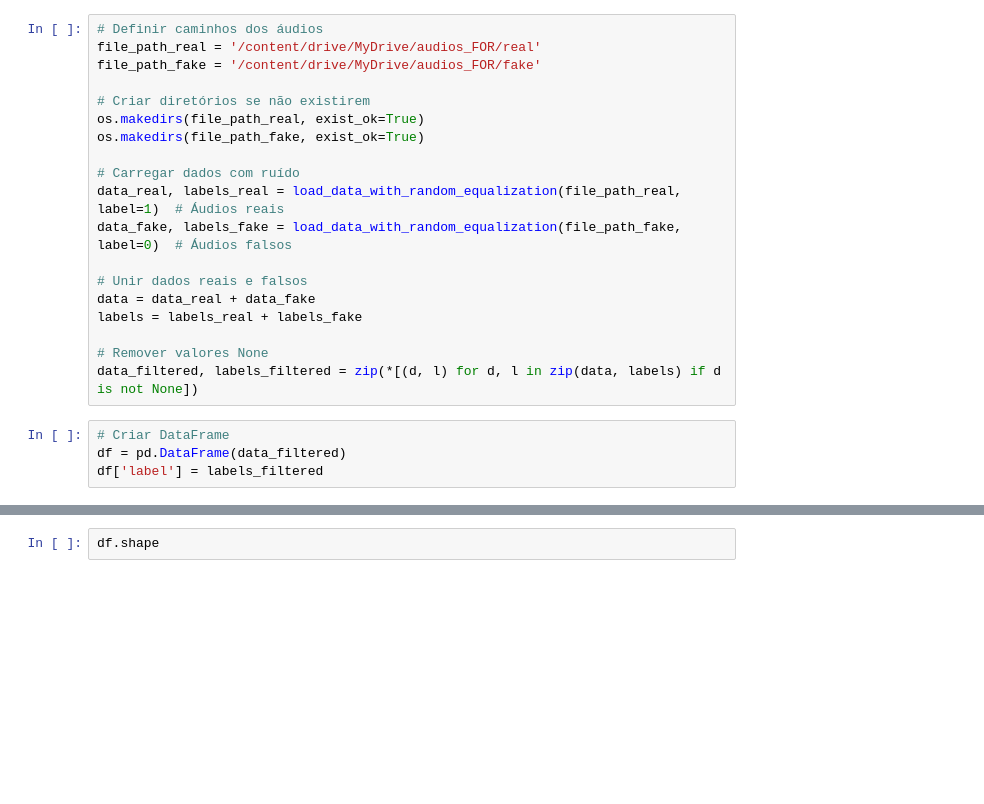
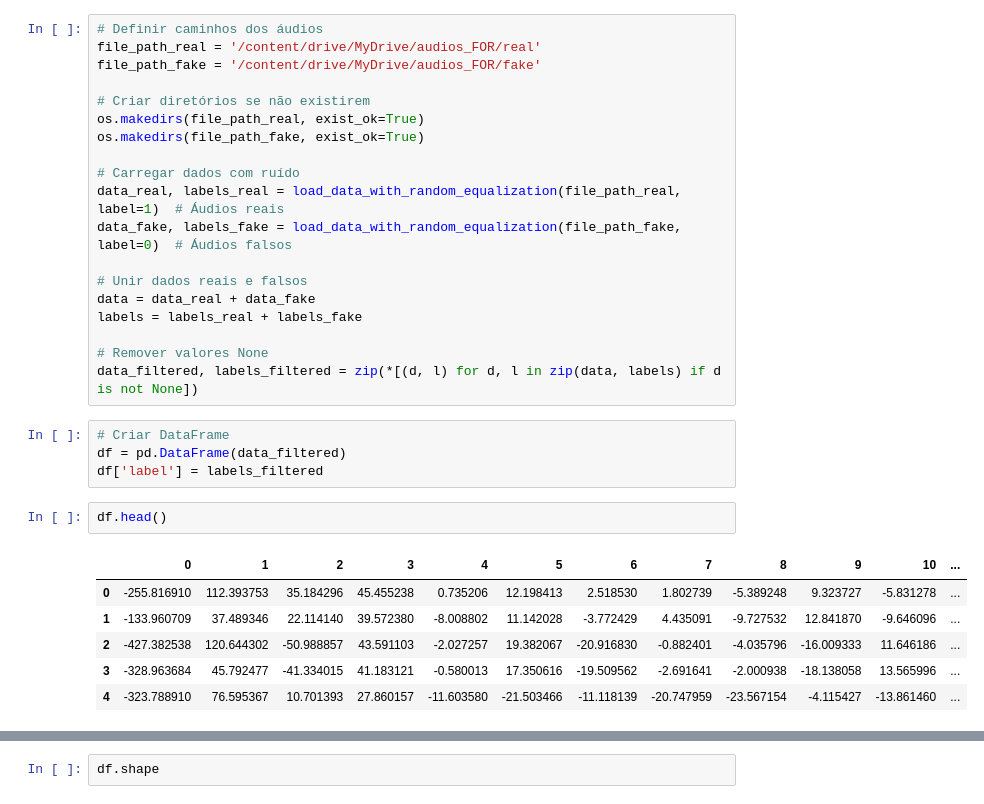
Before and after one commit to vitormunnizz/audio_for, a Jupyter notebook: Random_Equalization.ipynb, the cells around one changed output, grey strips where cells are left out. Drawn from its saved outputs; the diff is of its cells as text; blank space fills up the shorter version.

```diff
--- a/Random_Equalization.ipynb
+++ b/Random_Equalization.ipynb
@@ -95,3 +98,12 @@ data_filtered, labels_filtered = zip(*[(d, l) for d, l in zip(data, labels) if d
 # Criar DataFrame
 df = pd.DataFrame(data_filtered)
 df['label'] = labels_filtered
+# %%
+df.head()
+# %% [output]
+|  | 0 | 1 | 2 | 3 | 4 | 5 | 6 | 7 | 8 | 9 | 10 | ... |
+| 0 | -255.816910 | 112.393753 | 35.184296 | 45.455238 | 0.735206 | 12.198413 | 2.518530 | 1.802739 | -5.389248 | 9.323727 | -5.831278 | ... |
+| 1 | -133.960709 | 37.489346 | 22.114140 | 39.572380 | -8.008802 | 11.142028 | -3.772429 | 4.435091 | -9.727532 | 12.841870 | -9.646096 | ... |
+| 2 | -427.382538 | 120.644302 | -50.988857 | 43.591103 | -2.027257 | 19.382067 | -20.916830 | -0.882401 | -4.035796 | -16.009333 | 11.646186 | ... |
+| 3 | -328.963684 | 45.792477 | -41.334015 | 41.183121 | -0.580013 | 17.350616 | -19.509562 | -2.691641 | -2.000938 | -18.138058 | 13.565996 | ... |
+| 4 | -323.788910 | 76.595367 | 10.701393 | 27.860157 | -11.603580 | -21.503466 | -11.118139 | -20.747959 | -23.567154 | -4.115427 | -13.861460 | ... |
```
Also changed, not shown: parts of 12 cells of this notebook.
